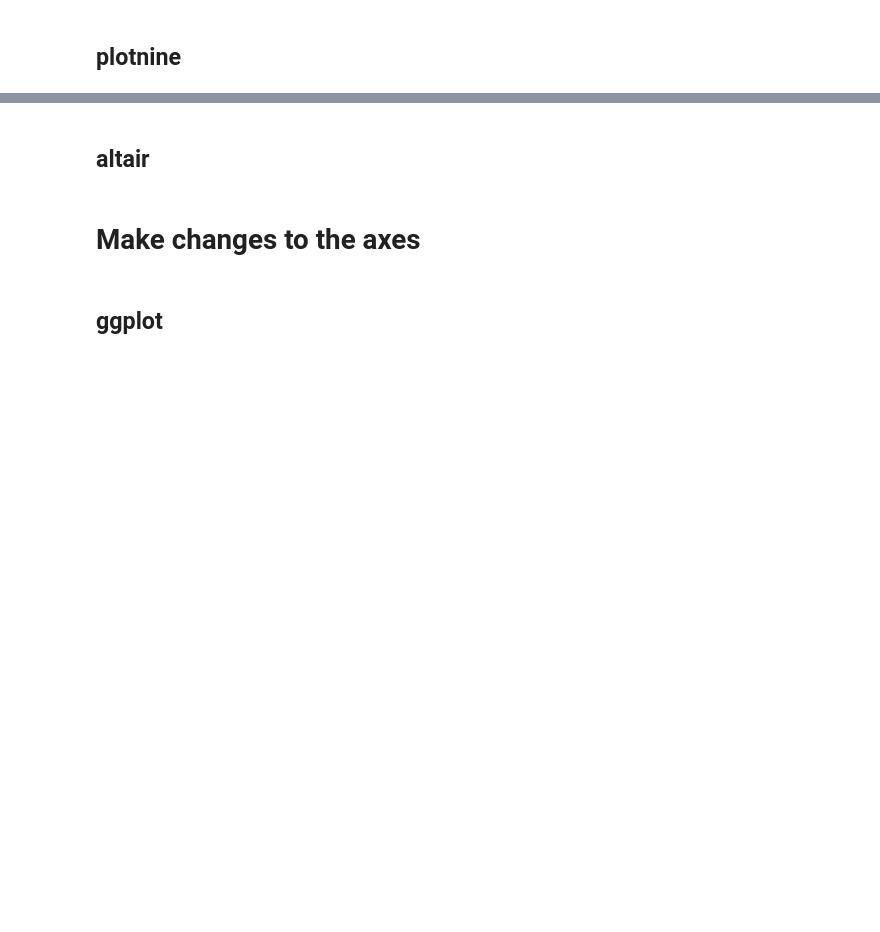
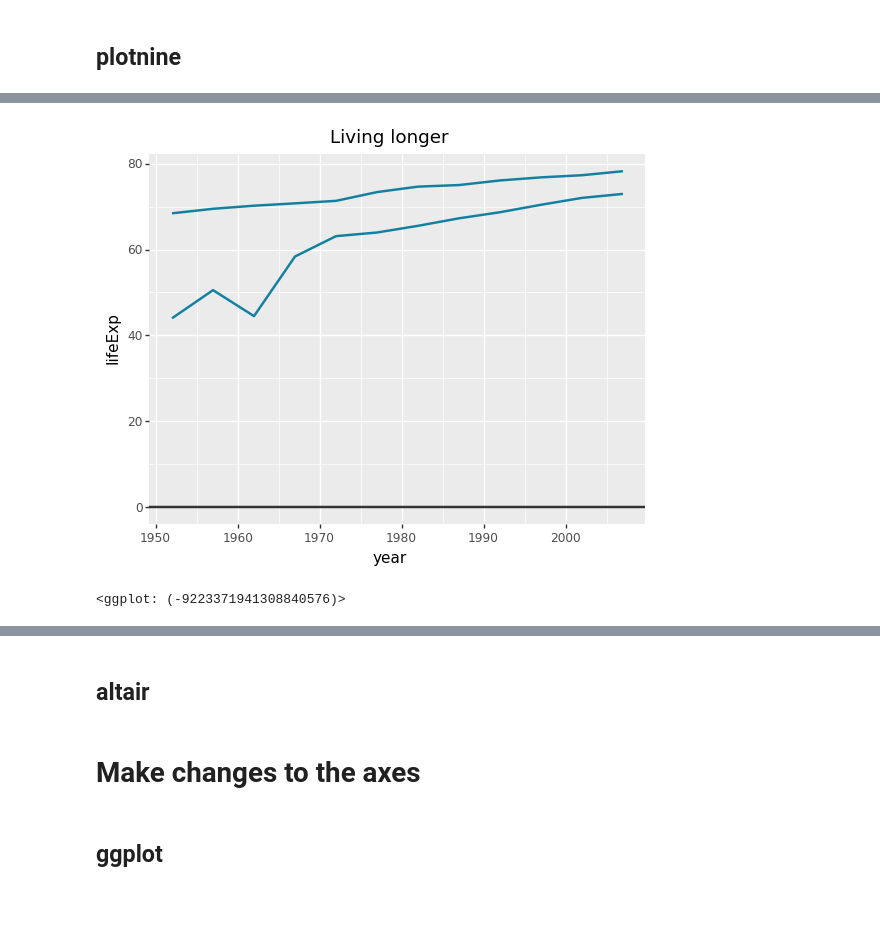
Before and after one commit to noklam/blog_archive_fastpage, a Jupyter notebook: _notebooks/2020-04-13-Recreating-the-BBC-graphs-in-Python-plotnine-altair.ipynb, the cells around one changed output, grey strips where cells are left out. Cells and saved outputs as stored; diff of their text form; code cells hidden in the pictures; blank space fills up the shorter version.

```diff
--- a/_notebooks/2020-04-13-Recreating-the-BBC-graphs-in-Python-plotnine-altair.ipynb
+++ b/_notebooks/2020-04-13-Recreating-the-BBC-graphs-in-Python-plotnine-altair.ipynb
@@ -531,0 +571,5 @@ grouped_bars_altair
+# %%
+multiline + theme(legend_position = "none")
+# %% [output]
+[figure, added]
+<ggplot: (-9223371941308840576)>
```
Also changed, not shown: parts of 18 cells of this notebook.
